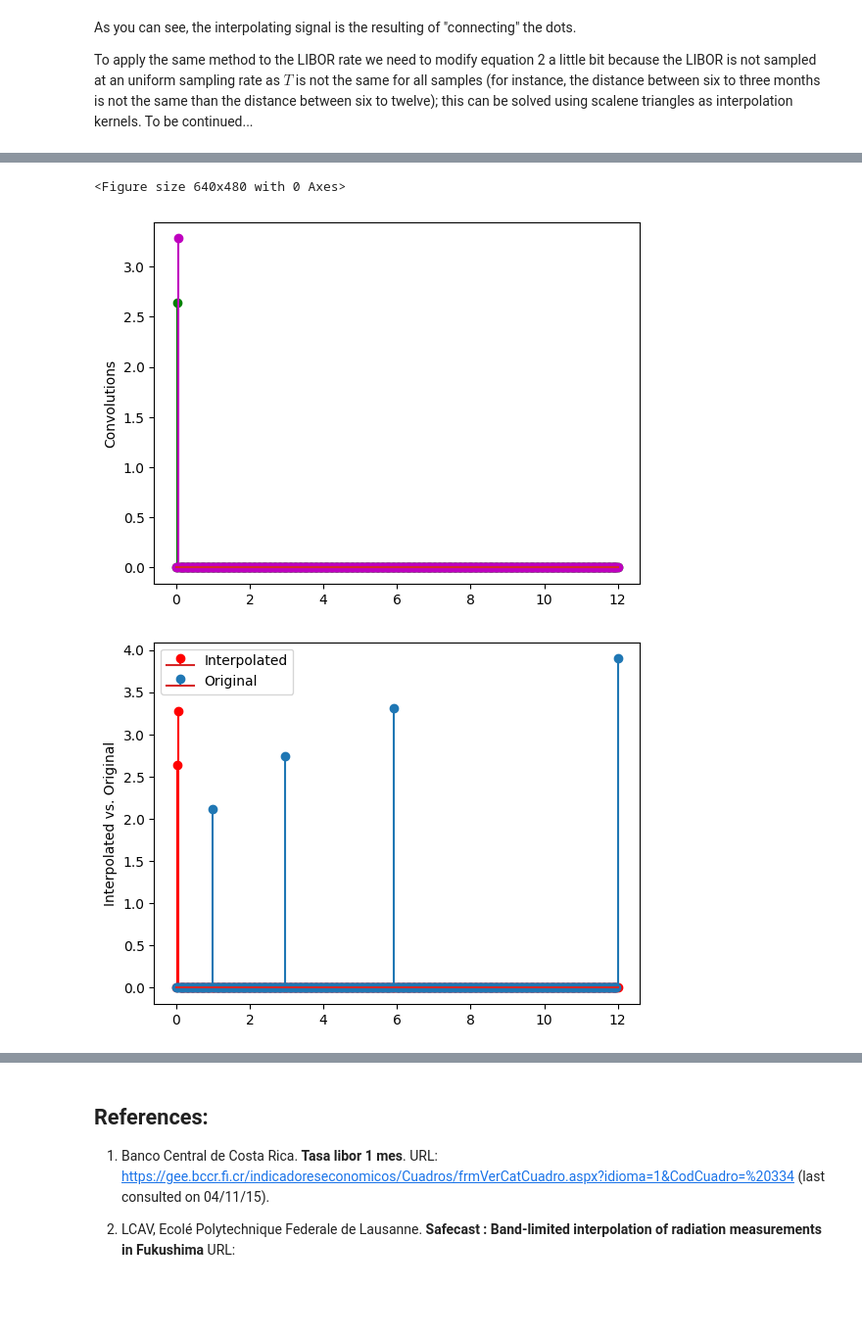
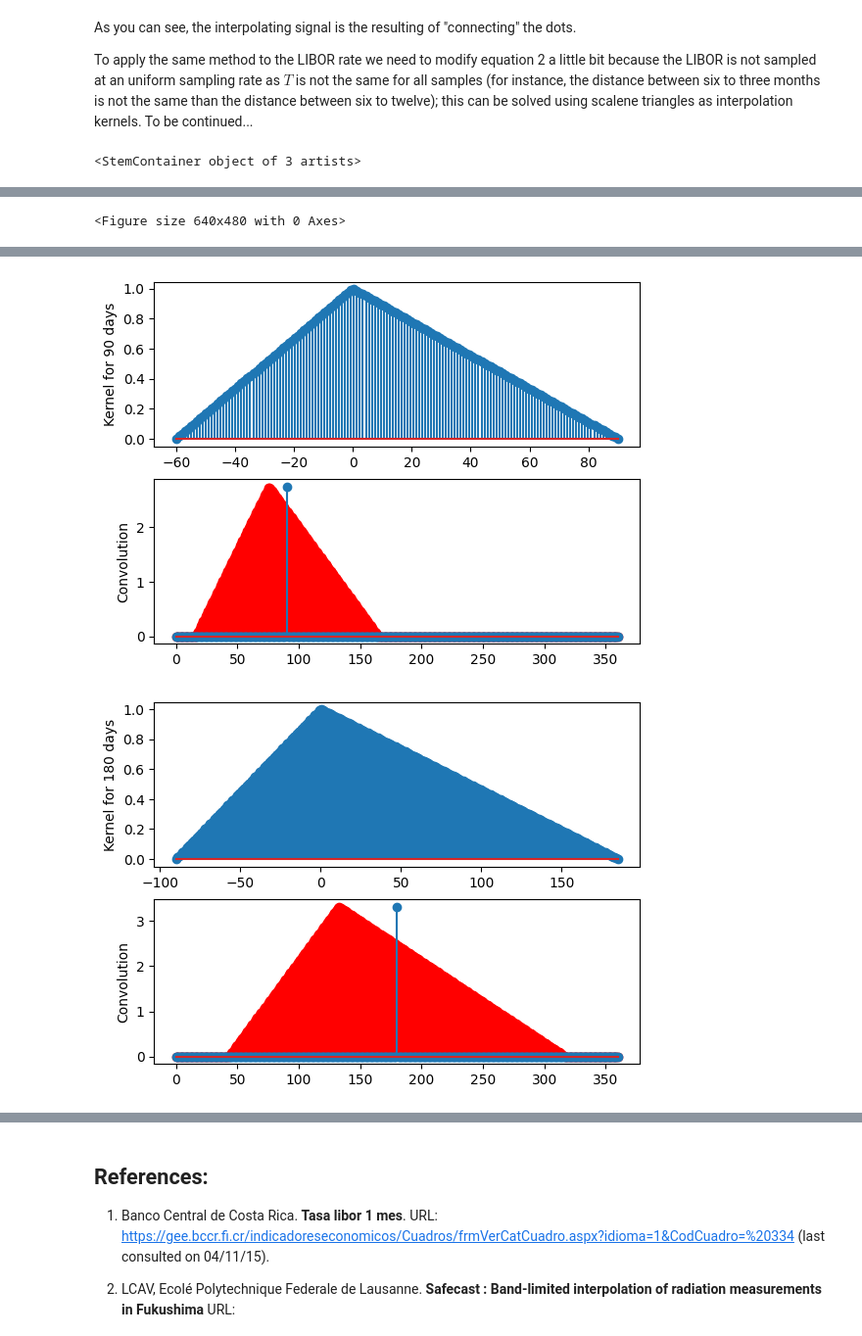
Before and after one commit to juanfonsecasolis/juanfonsecasolis.github.io, a Jupyter notebook: blog/JFonseca.interpolacion.ipynb, the cells around one changed output, grey strips where cells are left out. Shown: that part at 98% size. Cells and saved outputs as stored; diff of their text form; code cells hidden in the pictures; blank space fills up the shorter version.

Commit message:
Added code to compute the convolution using asymetric kernels.

```diff
--- a/blog/JFonseca.interpolacion.ipynb
+++ b/blog/JFonseca.interpolacion.ipynb
@@ -131,28 +131,44 @@ def scaleneTriangleKernel(a, b, size):
     return x, y
 
 # shifted kernel for the 6-months scale
-plt.figure()
-kernel_x, kernel_y = scaleneTriangleKernel(-3, 6, 2*upsampling_factor)
-plt.stem(kernel_x+6, kernel_y)
+#plt.figure()
+#kernel_x, kernel_y = scaleneTriangleKernel(-3, 6, 2*upsampling_factor)
+#plt.stem(kernel_x+6, kernel_y)
 
 # re-sampled Libor scales at one month, then apply convolutions...
 plt.figure()
-y_p = np.zeros(366)
+y_p = np.zeros(361)
 y_p[30] = 2.12029
 y_p[90] = 2.73757
 y_p[180] = 3.31129
-y_p[365] = 3.89643
-x_p = np.linspace(0, 12, len(y_p))
+y_p[360] = 3.89643
+x_p = np.linspace(0, 360, len(y_p))
 plt.stem(x_p, y_p)
 
-# interpolate
+# --------------------------
+# Work in progres...
+# --------------------------
 plt.figure()
+y_pp = np.zeros(len(y_p))
+x = [0, 30, 90, 180, 365]
 y = [2.12029, 2.73757, 3.31129, 3.89643]
-applyInterpolationKernel(x, y, x_p, y_p, scaleneTriangleKernel, upsampling_factor=1)
+for n in range(1, len(x)-1):
+    zeros = np.zeros(len(y_p))
+    zeros[x[n]] = y_p[x[n]]
+    kernel_x, kernel_y = scaleneTriangleKernel(x[n-1]-x[n], x[n+1]-x[n], x[n+1]-x[n-1]) # e.g. -60, 90, 180-30
+    plt.figure()
+    plt.subplot(211)
+    plt.stem(kernel_x, kernel_y)
+    plt.ylabel(f'Kernel for {x[n]} days')
+    plt.subplot(212)
+    convolution = np.convolve(zeros, kernel_y, 'same')
+    y_pp += convolution
+    plt.stem(x_p, convolution, colors[0], markerfmt=f'{colors[0]}o')
+    plt.stem(x_p, zeros)
+    plt.ylabel(f'Convolution')
 
-#plt.figure()
-#zeros = np.zeros(len(y_p))
-#zeros[90] = y_p[90]
-#kernel_x, kernel_y = scaleneTriangleKernel(-60, 90, 180-30)
-#plt.stem(x_p, np.convolve(zeros, kernel_y, 'same'), colors[0], markerfmt=f'{colors[0]}o')
+plt.figure()
+plt.title('Final result')
+plt.stem(x_p, y_pp)
 # %% [output]
+<StemContainer object of 3 artists>
@@ -159,0 +176 @@ applyInterpolationKernel(x, y, x_p, y_p, scaleneTriangleKernel, upsampling_facto
+<Figure size 640x480 with 0 Axes>
@@ -161,3 +178,2 @@ applyInterpolationKernel(x, y, x_p, y_p, scaleneTriangleKernel, upsampling_facto
-<Figure size 640x480 with 0 Axes>
-[figure, old version]
+[figure, new version]
-[figure, old version]
+[figure, new version]
```
Also changed, not shown: parts of 1 cell of this notebook.
